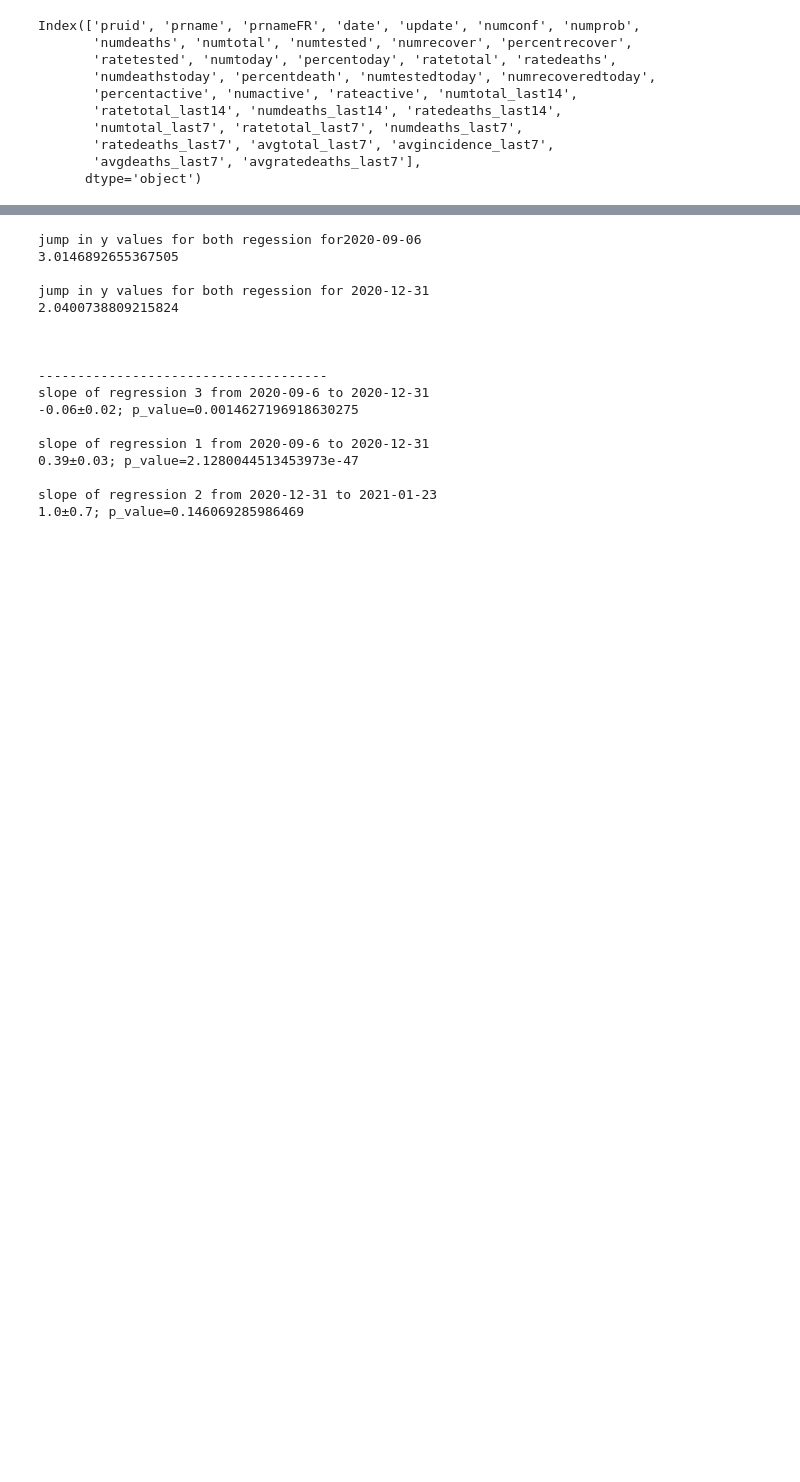
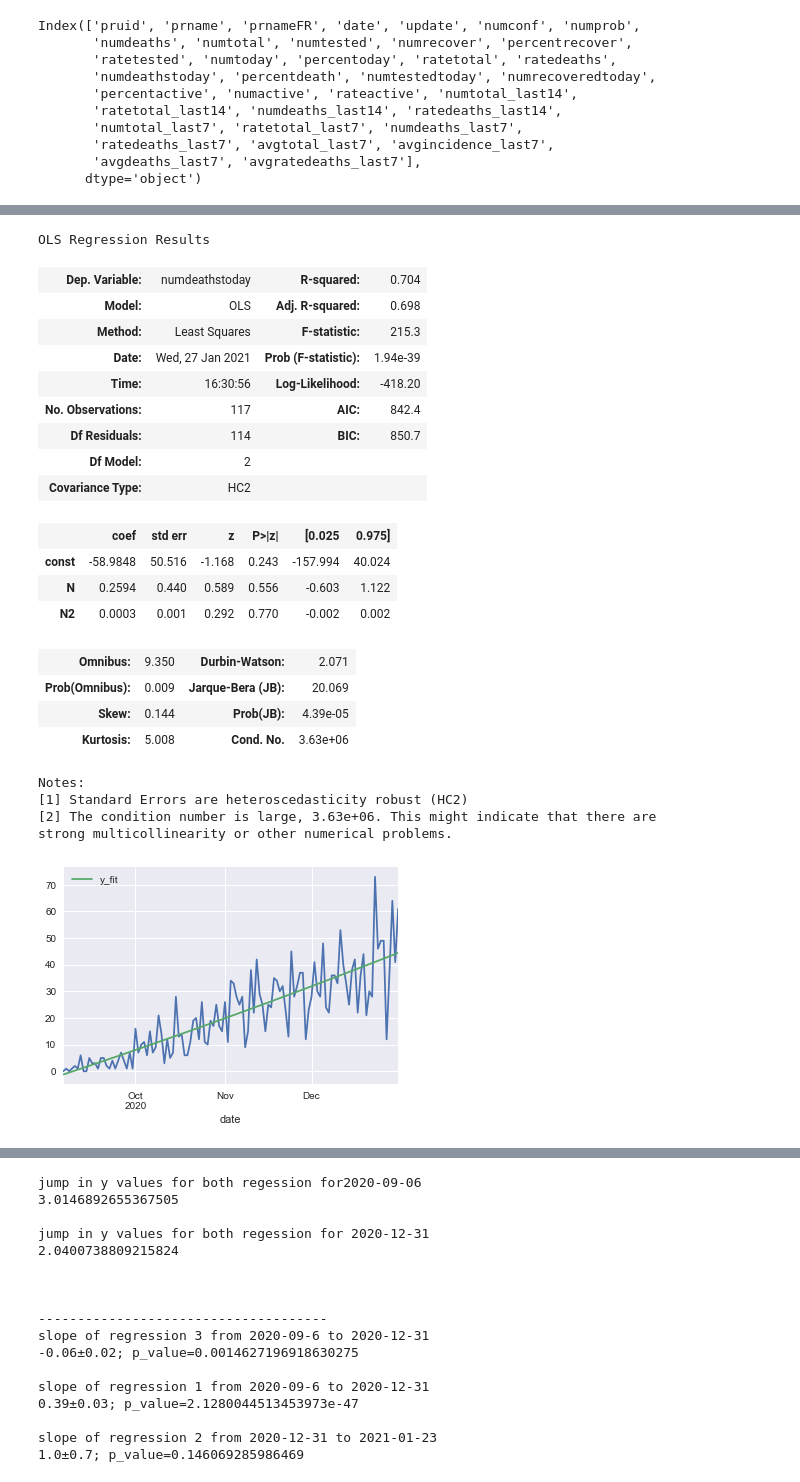
Before and after one commit to cb-ds-1/m3-4-rdd-project, a Jupyter notebook: w3.4.ipynb, the cells around one changed output, grey strips where cells are left out. Saved outputs shown, nothing was run; the diff lists cells and outputs as text; code cells hidden in the pictures; blank space fills up the shorter version.

```diff
--- a/w3.4.ipynb
+++ b/w3.4.ipynb
@@ -157,0 +158,38 @@ strong multicollinearity or other numerical problems.
+# %%
+#######################
+# not using this one #
+#######################
+t11='2020-09-6'
+t21='2020-12-31'
+y11,fit_df11,reg11=regression(df1,2,t11,t21,col)
+
+
+fig11,ax11=plt.subplots()
+y11.plot(ax=ax11)
+fit_df11.plot(ax=ax11)
+
+reg11.summary()
+# %% [output]
+OLS Regression Results
+| Dep. Variable: | numdeathstoday | R-squared: | 0.704 |
+| Model: | OLS | Adj. R-squared: | 0.698 |
+| Method: | Least Squares | F-statistic: | 215.3 |
+| Date: | Wed, 27 Jan 2021 | Prob (F-statistic): | 1.94e-39 |
+| Time: | 16:30:56 | Log-Likelihood: | -418.20 |
+| No. Observations: | 117 | AIC: | 842.4 |
+| Df Residuals: | 114 | BIC: | 850.7 |
+| Df Model: | 2 |  |  |
+| Covariance Type: | HC2 |  |  |
+|  | coef | std err | z | P>|z| | [0.025 | 0.975] |
+| const | -58.9848 | 50.516 | -1.168 | 0.243 | -157.994 | 40.024 |
+| N | 0.2594 | 0.440 | 0.589 | 0.556 | -0.603 | 1.122 |
+| N2 | 0.0003 | 0.001 | 0.292 | 0.770 | -0.002 | 0.002 |
+| Omnibus: | 9.350 | Durbin-Watson: | 2.071 |
+| Prob(Omnibus): | 0.009 | Jarque-Bera (JB): | 20.069 |
+| Skew: | 0.144 | Prob(JB): | 4.39e-05 |
+| Kurtosis: | 5.008 | Cond. No. | 3.63e+06 |
+Notes:
+[1] Standard Errors are heteroscedasticity robust (HC2)
+[2] The condition number is large, 3.63e+06. This might indicate that there are
+strong multicollinearity or other numerical problems.
+[figure, added]
```
Also changed, not shown: parts of 9 cells of this notebook.
